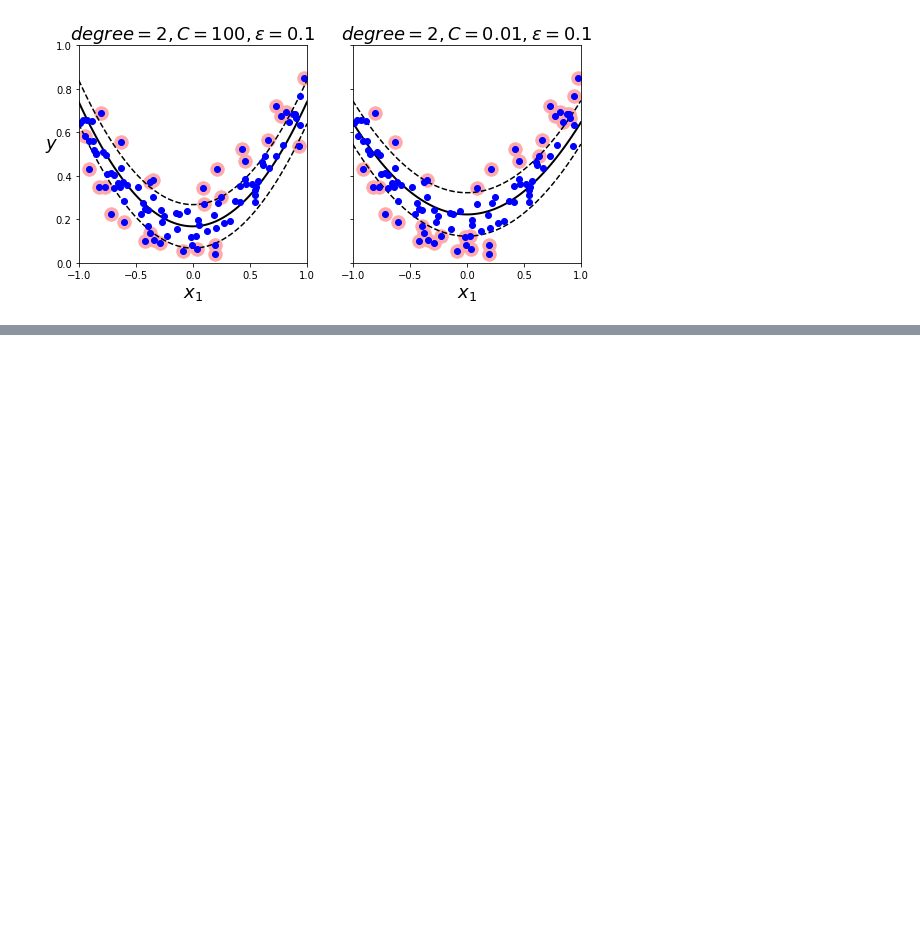
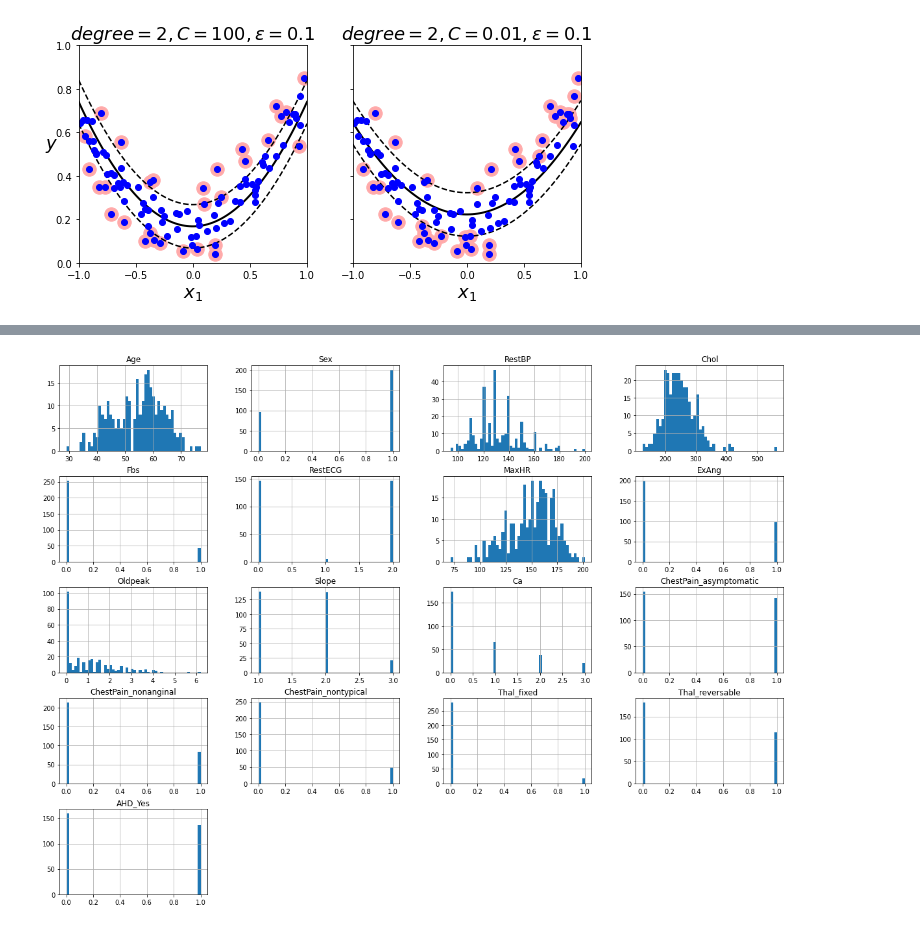
Before and after one commit to jiayuanteng/Hands_on_ML2, a Jupyter notebook: 5_Support_Vector_Machine.ipynb, the cells around one changed output, grey strips where cells are left out. Cells and saved outputs as stored; diff of their text form; code cells hidden in the pictures; blank space fills up the shorter version.

```diff
--- a/5_Support_Vector_Machine.ipynb
+++ b/5_Support_Vector_Machine.ipynb
@@ -296,0 +300,5 @@ Text(0.5, 1.0, '$degree=2, C=0.01, \\epsilon = 0.1$')
+# %%
+import pandas as pd
+heart = pd.read_csv("/content/drive/MyDrive/data/Heart.csv")
+# %%
+heart = heart.drop("Unnamed: 0", axis = 1)
@@ -296,0 +325,12 @@ Text(0.5, 1.0, '$degree=2, C=0.01, \\epsilon = 0.1$')
+# %%
+heart = heart.dropna()
+# %%
+from sklearn.preprocessing import OneHotEncoder
+
+
+# def code_dummies(df):
+#   return pd.get_dummies(df)
+
+
+heart = pd.get_dummies(heart)
+heart = heart.drop(['ChestPain_typical', 'Thal_normal', 'AHD_No'], axis = 1)
@@ -296,0 +357,5 @@ Text(0.5, 1.0, '$degree=2, C=0.01, \\epsilon = 0.1$')
+# %%
+heart.hist(bins = 50, figsize = (20, 15))
+plt.show()
+# %% [output]
+[figure, added]
```
Also changed, not shown: parts of 9 cells of this notebook.
